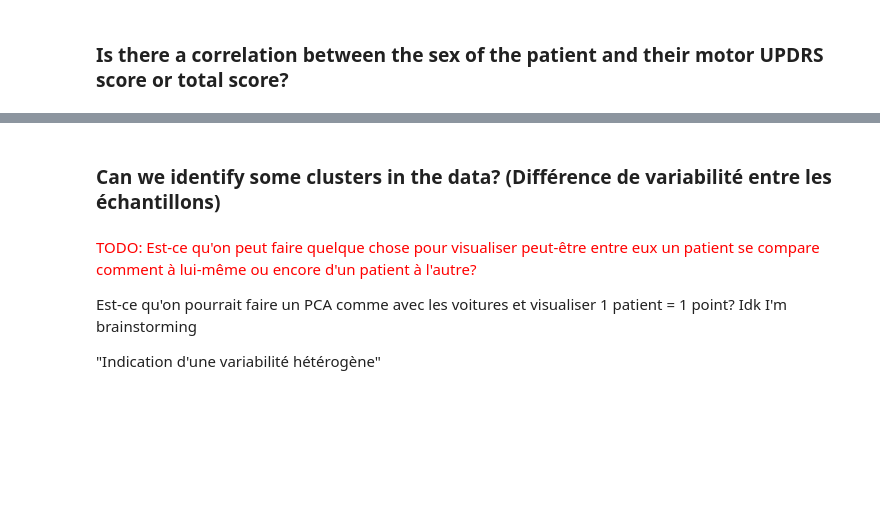
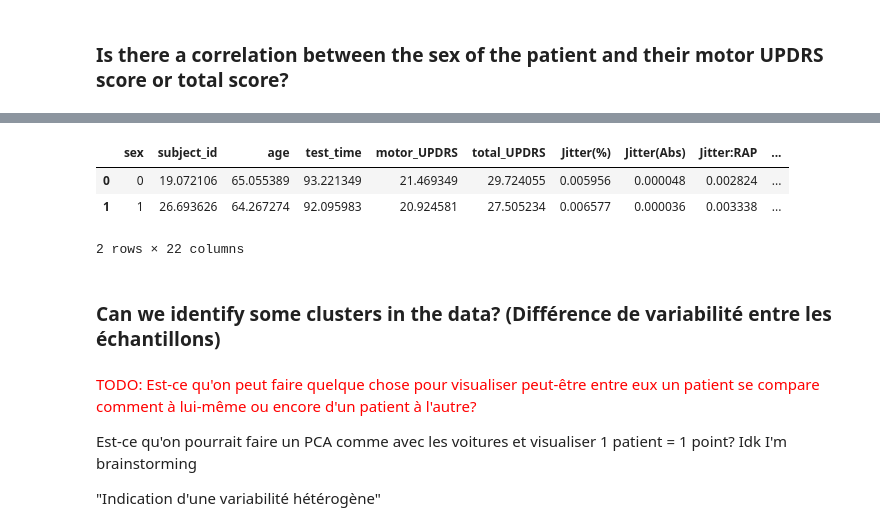
Before and after one commit to Mymoza/DataMining-UPDRS, a Jupyter notebook: UPDRS.ipynb, the cells around one changed output, grey strips where cells are left out. Drawn from its saved outputs; the diff is of its cells as text; code cells hidden in the pictures; blank space fills up the shorter version.

```diff
--- a/UPDRS.ipynb
+++ b/UPDRS.ipynb
@@ -523,3 +530,10 @@ TODO
+# %%
+df.groupby('sex',as_index=False).mean()
+# %% [output]
+|  | sex | subject_id | age | test_time | motor_UPDRS | total_UPDRS | Jitter(%) | Jitter(Abs) | Jitter:RAP | ... |
+| 0 | 0 | 19.072106 | 65.055389 | 93.221349 | 21.469349 | 29.724055 | 0.005956 | 0.000048 | 0.002824 | ... |
+| 1 | 1 | 26.693626 | 64.267274 | 92.095983 | 20.924581 | 27.505234 | 0.006577 | 0.000036 | 0.003338 | ... |
+2 rows × 22 columns
 # %% [markdown]
 ### Can we identify some clusters in the data? (Différence de variabilité entre les échantillons)
 # %% [markdown]
```
Also changed, not shown: parts of 4 cells of this notebook.
